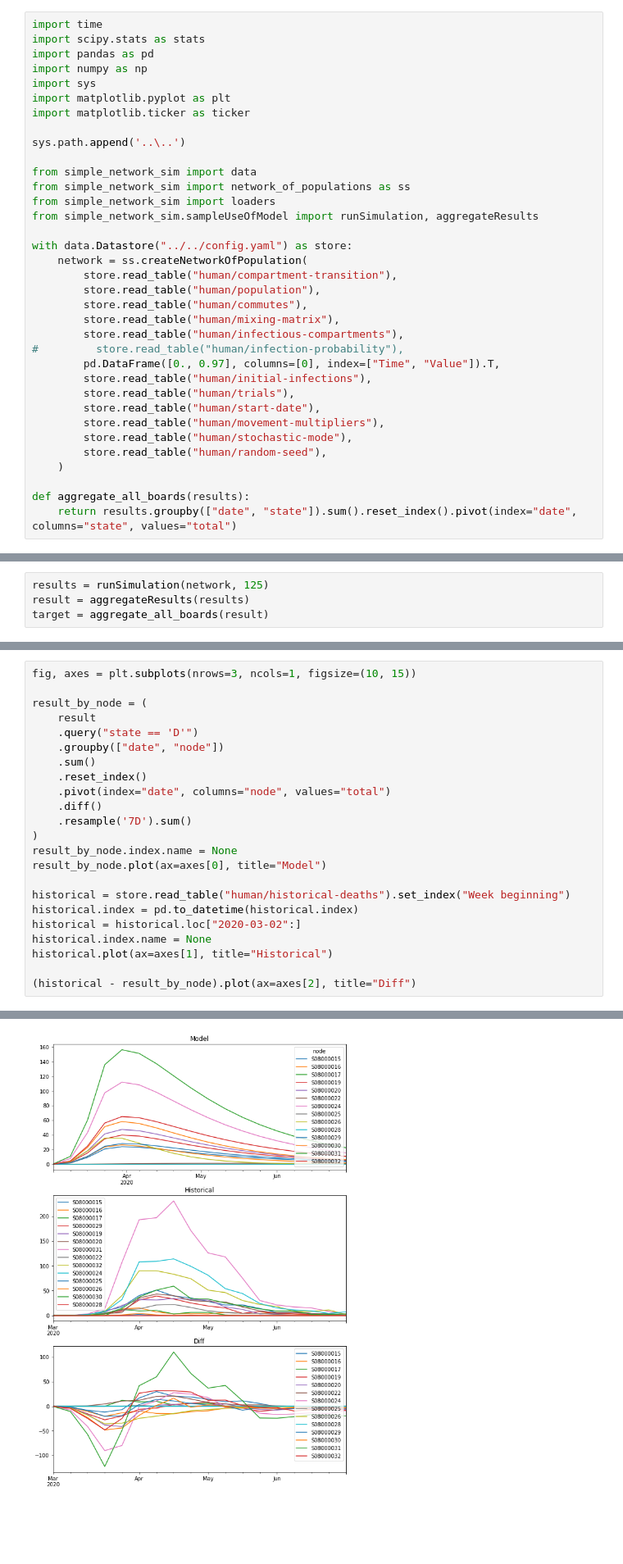
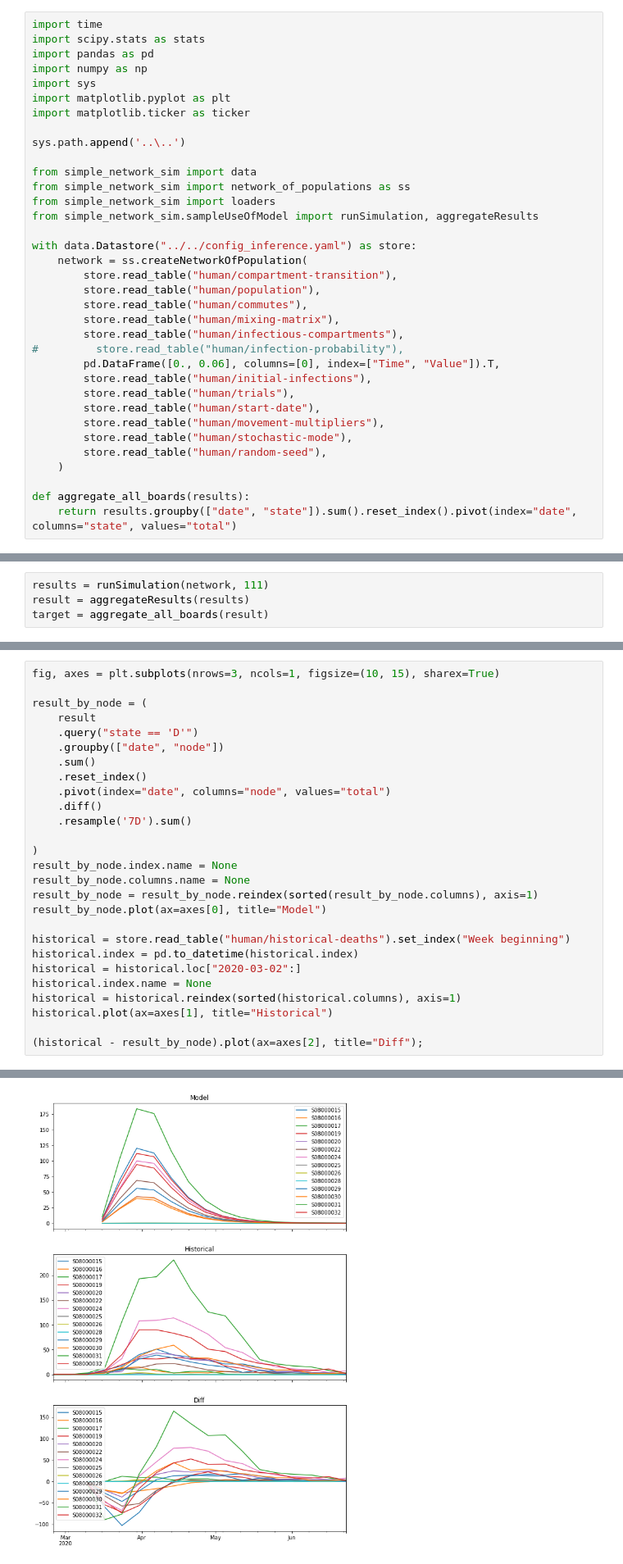
Before and after one commit to magicicada/simple_network_sim, a Jupyter notebook: doc/notebooks/Inference - ABC SMC.ipynb, the cells around one changed output, grey strips where cells are left out. Shown at 82% size. Saved outputs shown, nothing was run; the diff lists cells and outputs as text; blank space fills up the shorter version.

Commit message:
Add config for inference

```diff
--- a/doc/notebooks/Inference - ABC SMC.ipynb
+++ b/doc/notebooks/Inference - ABC SMC.ipynb
@@ -14,7 +14,7 @@ from simple_network_sim import network_of_populations as ss
 from simple_network_sim import loaders
 from simple_network_sim.sampleUseOfModel import runSimulation, aggregateResults
 
-with data.Datastore("../../config.yaml") as store:
+with data.Datastore("../../config_inference.yaml") as store:
     network = ss.createNetworkOfPopulation(
         store.read_table("human/compartment-transition"),
         store.read_table("human/population"),
@@ -22,7 +22,7 @@ with data.Datastore("../../config.yaml") as store:
         store.read_table("human/mixing-matrix"),
         store.read_table("human/infectious-compartments"),
 #         store.read_table("human/infection-probability"),
-        pd.DataFrame([0., 0.97], columns=[0], index=["Time", "Value"]).T,
+        pd.DataFrame([0., 0.06], columns=[0], index=["Time", "Value"]).T,
         store.read_table("human/initial-infections"),
         store.read_table("human/trials"),
         store.read_table("human/start-date"),
@@ -40,5 +43,5 @@ Generated from the production model, we will try to fit infection probability to
 # %%
-results = runSimulation(network, 125)
+results = runSimulation(network, 111)
 result = aggregateResults(results)
 target = aggregate_all_boards(result)
 # %%
@@ -56,5 +61,5 @@ for i, col in enumerate(['S', 'E', 'A', 'A_2', 'I', 'H', 'R', 'D']):
 # %%
-fig, axes = plt.subplots(nrows=3, ncols=1, figsize=(10, 15))
+fig, axes = plt.subplots(nrows=3, ncols=1, figsize=(10, 15), sharex=True)
 
 result_by_node = (
     result
@@ -65,15 +70,19 @@ result_by_node = (
     .pivot(index="date", columns="node", values="total")
     .diff()
     .resample('7D').sum()
+
 )
 result_by_node.index.name = None
+result_by_node.columns.name = None
+result_by_node = result_by_node.reindex(sorted(result_by_node.columns), axis=1)
 result_by_node.plot(ax=axes[0], title="Model")
 
 historical = store.read_table("human/historical-deaths").set_index("Week beginning")
 historical.index = pd.to_datetime(historical.index)
 historical = historical.loc["2020-03-02":]
 historical.index.name = None
+historical = historical.reindex(sorted(historical.columns), axis=1)
 historical.plot(ax=axes[1], title="Historical")
 
-(historical - result_by_node).plot(ax=axes[2], title="Diff")
+(historical - result_by_node).plot(ax=axes[2], title="Diff");
 # %% [output]
@@ -81,4 +89,4 @@ historical.plot(ax=axes[1], title="Historical")
-[figure, old version]
+[figure, new version]
 # %%
 with data.Datastore("../../config.yaml") as store:
     df = store.read_table("human/compartment-transition")
```
Also changed, not shown: parts of 8 cells of this notebook, 9 other files.
